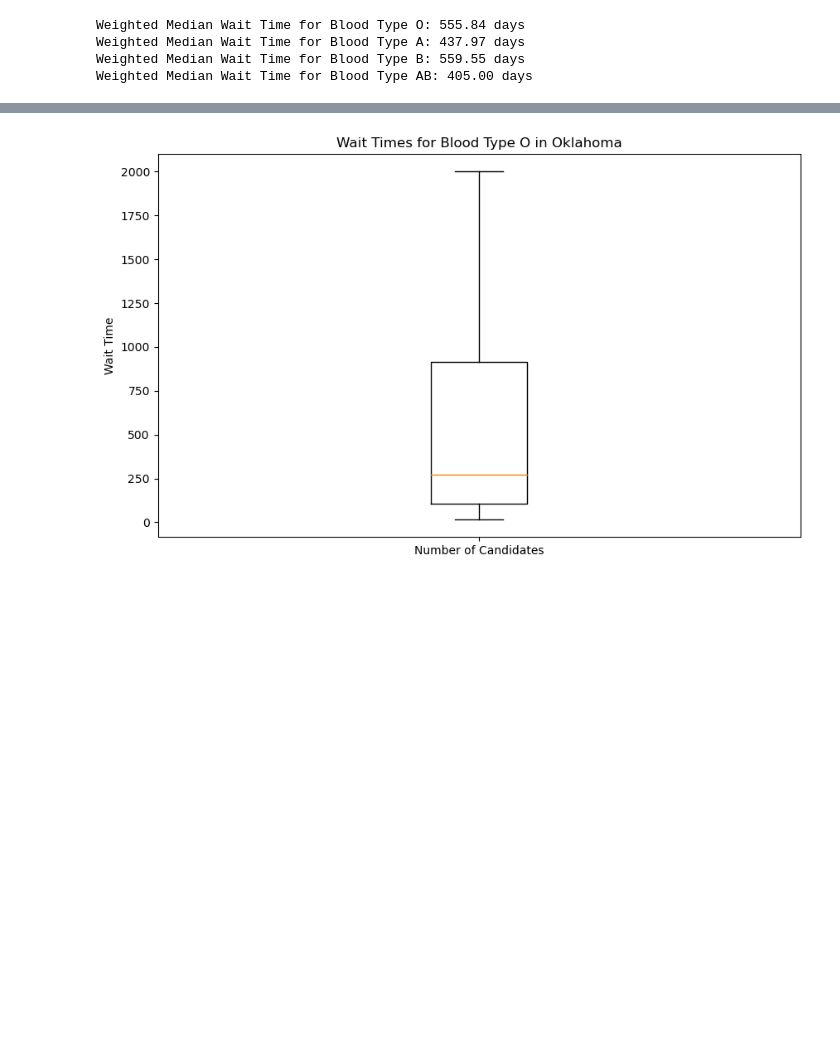
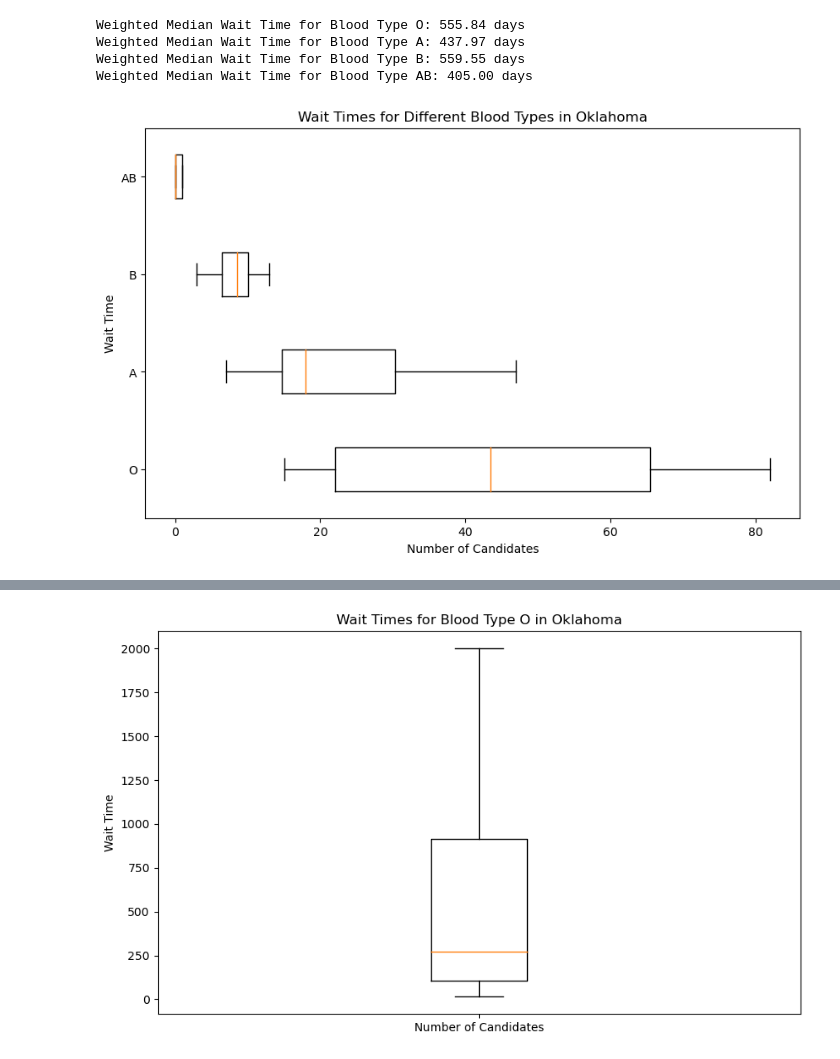
Before and after one commit to ASPigman/Project_1, a Jupyter notebook: KidneyTransplantMain.ipynb, the cells around one changed output, grey strips where cells are left out. Cells and saved outputs as stored; diff of their text form; code cells hidden in the pictures; blank space fills up the shorter version.

```diff
--- a/KidneyTransplantMain.ipynb
+++ b/KidneyTransplantMain.ipynb
@@ -307,4 +307,49 @@ Weighted Median Wait Time for Blood Type O: 555.84 days
 Weighted Median Wait Time for Blood Type A: 437.97 days
 Weighted Median Wait Time for Blood Type B: 559.55 days
 Weighted Median Wait Time for Blood Type AB: 405.00 days
+# %%
+# Data for blood type O in Oklahoma
+ok_blood_type_O_df = pd.DataFrame({"Wait time":["< 30 days", "30 to < 90 days", "90 days to < 6 months",
+                                                "6 months to < 1 year", "1 year to < 2 years","2 years to < 3 years",
+                                                "3 years to < 5 years", "> 5 years"],
+                                    "Candidates":[16, 24, 39, 64, 82, 70, 48, 15],
+                                    "Blood Type": "O"})
+
+# Data for blood type A in Oklahoma
+ok_blood_type_A_df = pd.DataFrame({"Wait time":["< 30 days", "30 to < 90 days", "90 days to < 6 months",
+                                                "6 months to < 1 year", "1 year to < 2 years","2 years to < 3 years",
+                                                "3 years to < 5 years", "> 5 years"],
+                                    "Candidates":[14, 15, 21, 46, 47, 25, 15, 7],
+                                    "Blood Type": "A"})
+
+# Data for blood type B in Oklahoma
+ok_blood_type_B_df = pd.DataFrame({"Wait time":["< 30 days", "30 to < 90 days", "90 days to < 6 months",
+                                                "6 months to < 1 year", "1 year to < 2 years","2 years to < 3 years",
+                                                "3 years to < 5 years", "> 5 years"],
+                                    "Candidates":[3, 9, 7, 13, 13, 8, 9, 5],
+                                    "Blood Type": "B"})
+
+# Data for blood type AB in Oklahoma
+ok_blood_type_AB_df = pd.DataFrame({"Wait time":["< 30 days", "30 to < 90 days", "90 days to < 6 months",
+                                                 "6 months to < 1 year", "1 year to < 2 years","2 years to < 3 years",
+                                                 "3 years to < 5 years", "> 5 years"],
+                                     "Candidates":[0, 0, 1, 0, 1, 1, 0, 0],
+                                     "Blood Type": "AB"})
+
+# Concatenate all blood types into a single DataFrame
+all_blood_types_df = pd.concat([ok_blood_type_O_df, ok_blood_type_A_df, ok_blood_type_B_df, ok_blood_type_AB_df])
+
+# Create a boxplot
+plt.figure(figsize=(10, 6))
+plt.boxplot([all_blood_types_df[all_blood_types_df["Blood Type"] == blood_type]["Candidates"] for blood_type in ["O", "A", "B", "AB"]],
+            vert=False, labels=["O", "A", "B", "AB"])
+
+# Set labels and title
+plt.title("Wait Times for Different Blood Types in Oklahoma")
+plt.xlabel("Number of Candidates")
+plt.ylabel("Wait Time")
+
+plt.show()
+# %% [output]
+[figure, added]
 # %%
```
Also changed, not shown: parts of 31 cells of this notebook.
